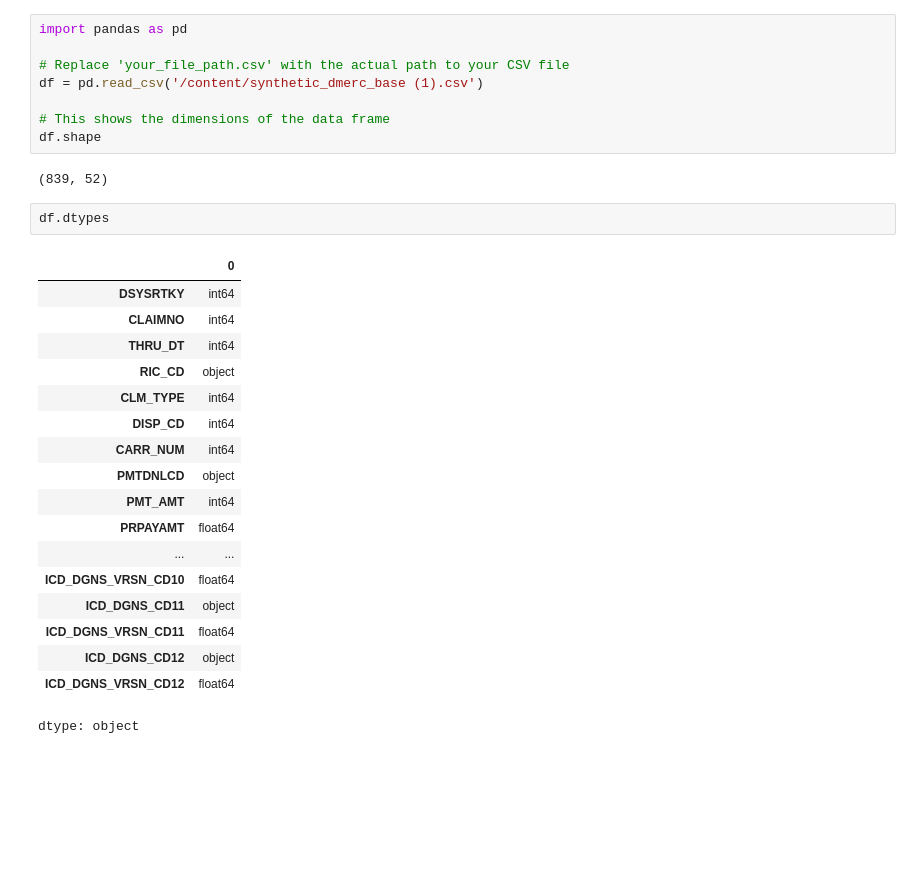
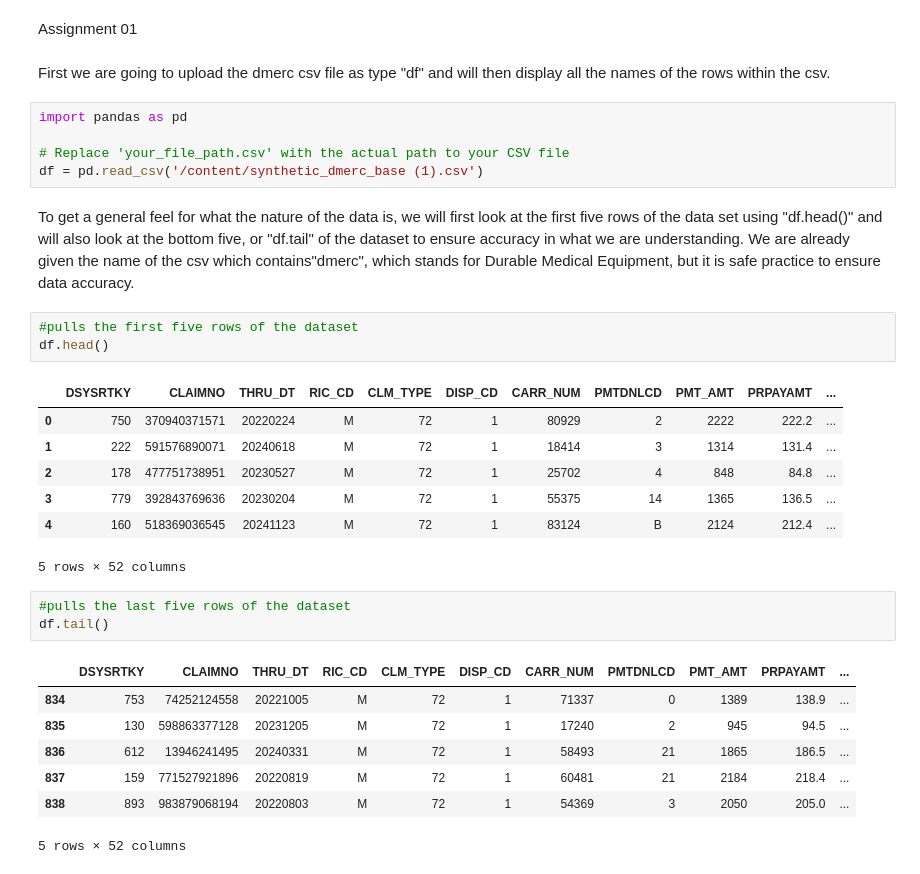
Before and after one commit to thcen-dev/ai-health-data-project, a Jupyter notebook: Assignment_01.ipynb, the cells around one changed output. Drawn from its saved outputs; the diff is of its cells as text; blank space fills up the shorter version.

```diff
--- a/Assignment_01.ipynb
+++ b/Assignment_01.ipynb
@@ -5,31 +3,33 @@ This is Assignment One of my IT 287 Independent Study Course
+# %% [markdown]
+Assignment 01
+# %% [markdown]
+First we are going to upload the dmerc csv file as type "df" and will then display all the names of the rows within the csv.
 # %%
 import pandas as pd
 
 # Replace 'your_file_path.csv' with the actual path to your CSV file
 df = pd.read_csv('/content/synthetic_dmerc_base (1).csv')
-
-# This shows the dimensions of the data frame
-df.shape
-# %% [output]
-(839, 52)
-# %%
-df.dtypes
-# %% [output]
-|  | 0 |
-| DSYSRTKY | int64 |
-| CLAIMNO | int64 |
-| THRU_DT | int64 |
-| RIC_CD | object |
-| CLM_TYPE | int64 |
-| DISP_CD | int64 |
-| CARR_NUM | int64 |
-| PMTDNLCD | object |
-| PMT_AMT | int64 |
-| PRPAYAMT | float64 |
-| ... | ... |
-| ICD_DGNS_VRSN_CD10 | float64 |
-| ICD_DGNS_CD11 | object |
-| ICD_DGNS_VRSN_CD11 | float64 |
-| ICD_DGNS_CD12 | object |
-| ICD_DGNS_VRSN_CD12 | float64 |
-dtype: object
+# %% [markdown]
+To get a general feel for what the nature of the data is, we will first look at the first five rows of the data set using "df.head()" and will also look at the bottom five, or "df.tail" of the dataset to ensure accuracy in what we are understanding. We are already given the name of the csv which contains"dmerc", which stands for Durable Medical Equipment, but it is safe practice to ensure data accuracy.
+# %%
+#pulls the first five rows of the dataset
+df.head()
+# %% [output]
+|  | DSYSRTKY | CLAIMNO | THRU_DT | RIC_CD | CLM_TYPE | DISP_CD | CARR_NUM | PMTDNLCD | PMT_AMT | PRPAYAMT | ... |
+| 0 | 750 | 370940371571 | 20220224 | M | 72 | 1 | 80929 | 2 | 2222 | 222.2 | ... |
+| 1 | 222 | 591576890071 | 20240618 | M | 72 | 1 | 18414 | 3 | 1314 | 131.4 | ... |
+| 2 | 178 | 477751738951 | 20230527 | M | 72 | 1 | 25702 | 4 | 848 | 84.8 | ... |
+| 3 | 779 | 392843769636 | 20230204 | M | 72 | 1 | 55375 | 14 | 1365 | 136.5 | ... |
+| 4 | 160 | 518369036545 | 20241123 | M | 72 | 1 | 83124 | B | 2124 | 212.4 | ... |
+5 rows × 52 columns
+# %%
+#pulls the last five rows of the dataset
+df.tail()
+# %% [output]
+|  | DSYSRTKY | CLAIMNO | THRU_DT | RIC_CD | CLM_TYPE | DISP_CD | CARR_NUM | PMTDNLCD | PMT_AMT | PRPAYAMT | ... |
+| 834 | 753 | 74252124558 | 20221005 | M | 72 | 1 | 71337 | 0 | 1389 | 138.9 | ... |
+| 835 | 130 | 598863377128 | 20231205 | M | 72 | 1 | 17240 | 2 | 945 | 94.5 | ... |
+| 836 | 612 | 13946241495 | 20240331 | M | 72 | 1 | 58493 | 21 | 1865 | 186.5 | ... |
+| 837 | 159 | 771527921896 | 20220819 | M | 72 | 1 | 60481 | 21 | 2184 | 218.4 | ... |
+| 838 | 893 | 983879068194 | 20220803 | M | 72 | 1 | 54369 | 3 | 2050 | 205.0 | ... |
+5 rows × 52 columns
```
Also changed, not shown: parts of 3 cells of this notebook.
